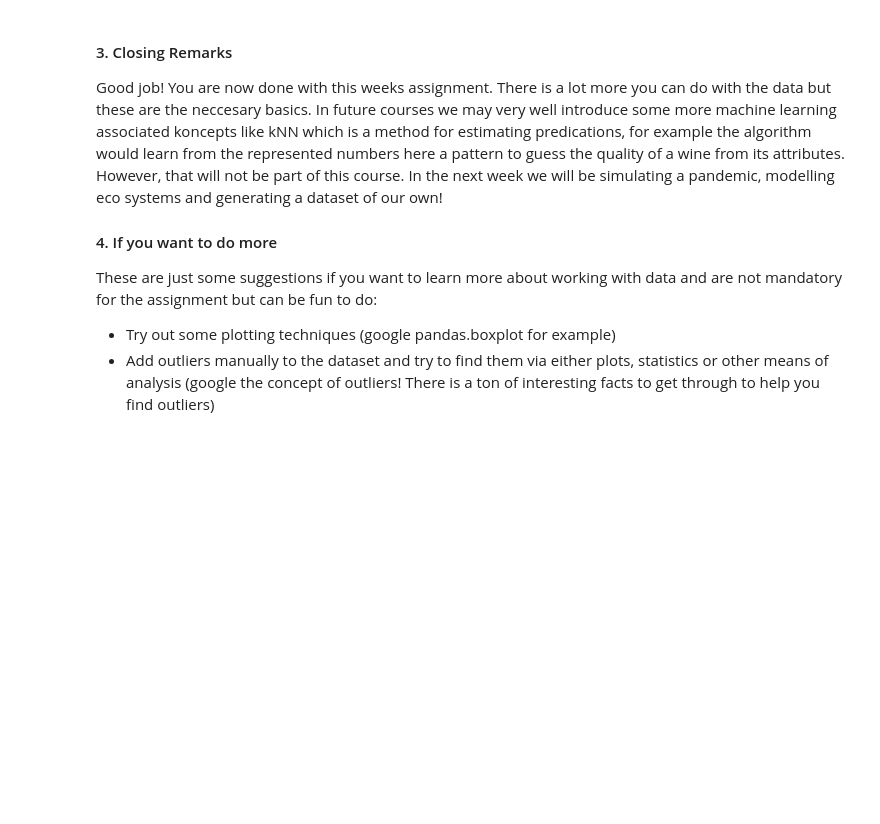
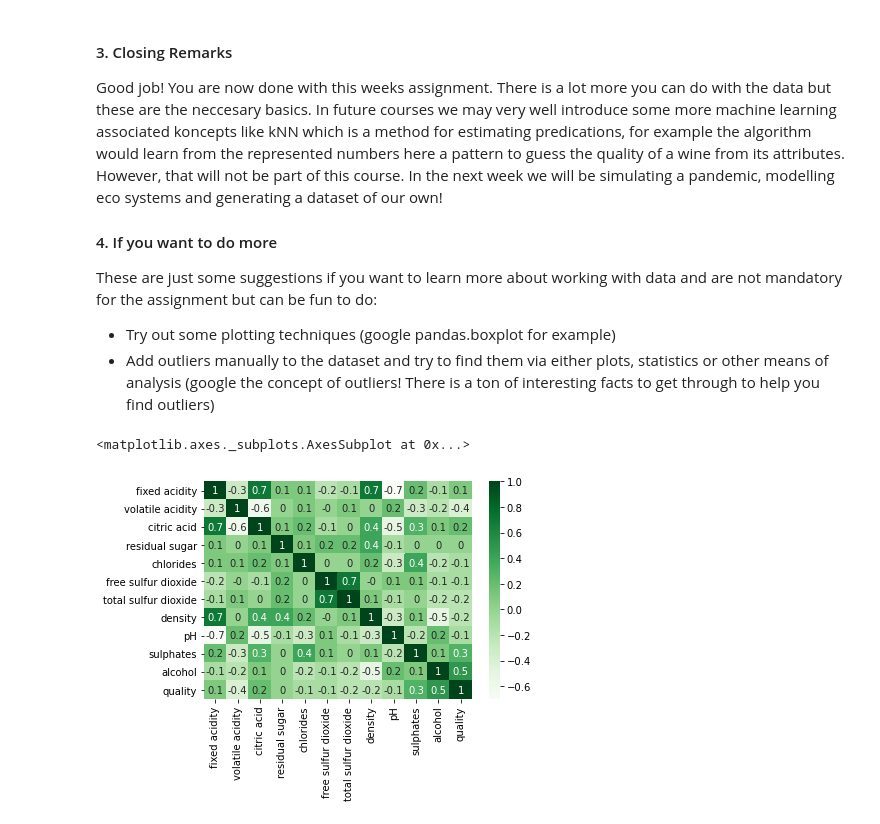
Before and after one commit to ingriderika/Py2b_erika_staffansdotter, a Jupyter notebook: week3/Assignment3FreshData.ipynb, the cells around one changed output. Saved outputs shown, nothing was run; the diff lists cells and outputs as text; code cells hidden in the pictures; blank space fills up the shorter version.

```diff
--- a/week3/Assignment3FreshData.ipynb
+++ b/week3/Assignment3FreshData.ipynb
@@ -220,13 +282,15 @@ The column quality is missing 0.0625% of data!
 Next up is a bit of a tricky part; We will now identify every sample that isna but instead of summarizing we will identify the samples such that we later on can remove them. Once again use isna() but this time say all() instead of sum()! You might also need to specify the axis
 # %%
 # 1. Extract all the samples that meet the criteria of isna()
-nan_samples = #TODO
+nan_samples = df[df.isna().all(axis=1)] #TODO
+#print(nan_samples)
 
 # 2. Get the indexs for these rows
-nan_indexes = #TODO
+nan_indexes = nan_samples.index.values
+#print(nan_indexes)
 
 # 3. Drop them from the dataframe
-df = #TODO
+df = df.drop(nan_indexes)#TODO
 
 # Finally, lets rerun the count_nan function to examine our revised dataset
 count_nan()
@@ -248,7 +325,8 @@ The column quality is missing 0.0% of data!
 # %% [markdown]
 <h4>2.3 Filtering and reindexing</h4>
 <p>Next up we will filter the dataset by quality and then reindex the dataset </p>
-# %%
-df = #TODO
-df = #TODO
-df
+# %%
+print(df["quality"].head())
+df = df.sort_values(by=["quality"])#TODO
+df = df.reset_index(drop=True)#TODO
+df
@@ -613,3 +722,12 @@ Expected output
     <li>Try out some plotting techniques (google pandas.boxplot for example)</li>
     <li>Add outliers manually to the dataset and try to find them via either plots, statistics or other means of analysis (google the concept of outliers! There is a ton of interesting facts to get through to help you find outliers) </li>
     </ul>
+# %%
+#df.boxplot()
+#df["residual sugar"].plot()
+import seaborn as sns
+corr_mat = df.corr().round(1)
+sns.heatmap(corr_mat, annot=True, cmap="Greens")
+# %% [output]
+<matplotlib.axes._subplots.AxesSubplot at 0x...>
+[figure, added]
```
Also changed, not shown: parts of 8 cells of this notebook.
